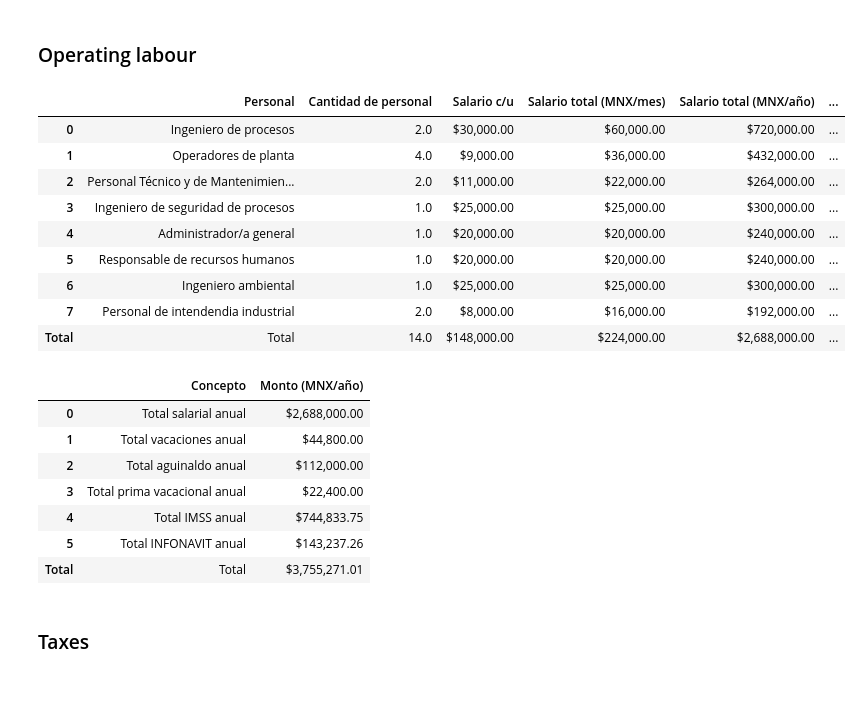
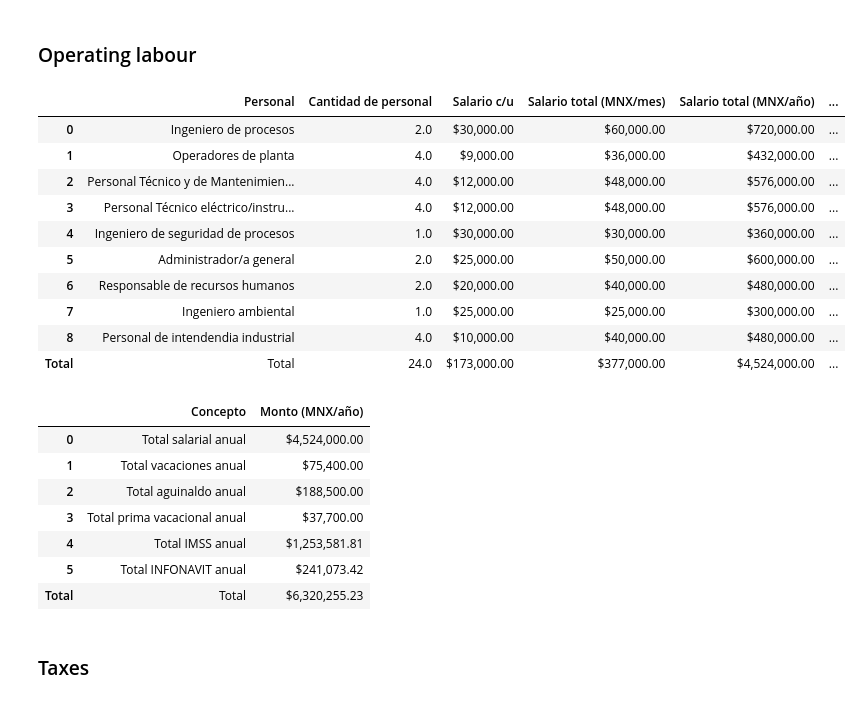
Before and after one commit to SOTO729/8vo, a Jupyter notebook: Evaluacion económica/CAPEX_OPEX.ipynb, the cells around one changed output. Cells and saved outputs as stored; diff of their text form; code cells hidden in the pictures.

```diff
--- a/Evaluacion económica/CAPEX_OPEX.ipynb
+++ b/Evaluacion económica/CAPEX_OPEX.ipynb
@@ -109,6 +112,7 @@ trabajo = {
     "Personal": ["Ingeniero de procesos",
                  "Operadores de planta ",
                  "Personal Técnico y de Mantenimiento mecánico",
+                 "Personal Técnico eléctrico/instrumentación",
                  "Ingeniero de seguridad de procesos",
                  "Administrador/a general",
                  "Responsable de recursos humanos",
@@ -116,20 +120,22 @@ trabajo = {
                  "Personal de intendendia industrial"],
     "Cantidad de personal": [2,
                              4,
+                             4,
+                             4,
+                             1,
+                             2,
                              2,
                              1,
-                             1,
-                             1,
-                             1,
-                             2],
+                             4],
     "Salario c/u": [30000,
                     9000,
-                    11000,
+                    12000,
+                    12000,
+                    30000,
                     25000,
                     20000,
-                    20000,
                     25000,
-                    8000],
+                    10000],
 }
 
 #Dataframe creation and calculations of the salary per month and year
@@ -162,40 +168,41 @@ recursos_humano.loc["Total", "Personal"] = "Total"
 
 
 ##Guardar valores para que se mantengan con numero y poder hacer operacion con ellos
 total_anual=recursos_humano.iloc[-1]["Salario total (MNX/año)"]
 total_vacaciones_anual=recursos_humano.iloc[-1]["Vacaciones (MNX/año)"]
 total_aguinaldo_anual=recursos_humano.iloc[-1]["Aguinaldo (MNX/año)"]
 total_prima_vacacional_anual=recursos_humano.iloc[-1]["Prima Vacacional (MNX/año)"]
 total_IMSS_anual=recursos_humano.iloc[-1]["IMSS/año"]
 total_INFONAVIT_anual=recursos_humano.iloc[-1]["INFONAVIT/año"]
 tax_total=recursos_humano.iloc[-1]["ISN (MXN/año)"]
 
 
 ##Formato de la tabla
 recursos_humano["Salario total (MNX/mes)"] = recursos_humano["Salario total (MNX/mes)"].apply(lambda x: f"${x:,.2f}")
 recursos_humano["Salario total (MNX/año)"] = recursos_humano["Salario total (MNX/año)"].apply(lambda x: f"${x:,.2f}")
 recursos_humano["Aguinaldo (MNX/año)"] = recursos_humano["Aguinaldo (MNX/año)"].apply(lambda x: f"${x:,.2f}")
 recursos_humano["Vacaciones (MNX/año)"] = recursos_humano["Vacaciones (MNX/año)"].apply(lambda x: f"${x:,.2f}")
 recursos_humano["Prima Vacacional (MNX/año)"] = recursos_humano["Prima Vacacional (MNX/año)"].apply(lambda x: f"${x:,.2f}")
 recursos_humano["Salario c/u"] = recursos_humano["Salario c/u"].apply(lambda x: f"${x:,.2f}")
 recursos_humano["Salario base de cotización (SBC/cu/diario)"] = recursos_humano["Salario base de cotización (SBC/cu/diario)"].apply(lambda x: f"${x:,.2f}")
 recursos_humano["IMSS/mes"] = recursos_humano["IMSS/mes"].apply(lambda x: f"${x:,.2f}")
 recursos_humano["INFONAVIT/mes"] = recursos_humano["INFONAVIT/mes"].apply(lambda x: f"${x:,.2f}")
 recursos_humano["IMSS/año"] = recursos_humano["IMSS/año"].apply(lambda x: f"${x:,.2f}")
 recursos_humano["INFONAVIT/año"] = recursos_humano["INFONAVIT/año"].apply(lambda x: f"${x:,.2f}")
 recursos_humano["ISN (MXN/año)"] = recursos_humano["ISN (MXN/año)"].apply(lambda x: f"${x:,.2f}")
 recursos_humano
 # %% [output]
 |  | Personal | Cantidad de personal | Salario c/u | Salario total (MNX/mes) | Salario total (MNX/año) | ... |
 | 0 | Ingeniero de procesos | 2.0 | $30,000.00 | $60,000.00 | $720,000.00 | ... |
 | 1 | Operadores de planta | 4.0 | $9,000.00 | $36,000.00 | $432,000.00 | ... |
-| 2 | Personal Técnico y de Mantenimien... | 2.0 | $11,000.00 | $22,000.00 | $264,000.00 | ... |
-| 3 | Ingeniero de seguridad de procesos | 1.0 | $25,000.00 | $25,000.00 | $300,000.00 | ... |
-| 4 | Administrador/a general | 1.0 | $20,000.00 | $20,000.00 | $240,000.00 | ... |
-| 5 | Responsable de recursos humanos | 1.0 | $20,000.00 | $20,000.00 | $240,000.00 | ... |
-| 6 | Ingeniero ambiental | 1.0 | $25,000.00 | $25,000.00 | $300,000.00 | ... |
-| 7 | Personal de intendendia industrial | 2.0 | $8,000.00 | $16,000.00 | $192,000.00 | ... |
-| Total | Total | 14.0 | $148,000.00 | $224,000.00 | $2,688,000.00 | ... |
+| 2 | Personal Técnico y de Mantenimien... | 4.0 | $12,000.00 | $48,000.00 | $576,000.00 | ... |
+| 3 | Personal Técnico eléctrico/instru... | 4.0 | $12,000.00 | $48,000.00 | $576,000.00 | ... |
+| 4 | Ingeniero de seguridad de procesos | 1.0 | $30,000.00 | $30,000.00 | $360,000.00 | ... |
+| 5 | Administrador/a general | 2.0 | $25,000.00 | $50,000.00 | $600,000.00 | ... |
+| 6 | Responsable de recursos humanos | 2.0 | $20,000.00 | $40,000.00 | $480,000.00 | ... |
+| 7 | Ingeniero ambiental | 1.0 | $25,000.00 | $25,000.00 | $300,000.00 | ... |
+| 8 | Personal de intendendia industrial | 4.0 | $10,000.00 | $40,000.00 | $480,000.00 | ... |
+| Total | Total | 24.0 | $173,000.00 | $377,000.00 | $4,524,000.00 | ... |
 # %%
 totals = {
     "Concepto": ["Total salarial anual", "Total vacaciones anual", "Total aguinaldo anual",
@@ -214,13 +221,13 @@ final["Monto (MNX/año)"] = final["Monto (MNX/año)"].apply(lambda x: f"${x:,.2f
 final
 # %% [output]
 |  | Concepto | Monto (MNX/año) |
-| 0 | Total salarial anual | $2,688,000.00 |
-| 1 | Total vacaciones anual | $44,800.00 |
-| 2 | Total aguinaldo anual | $112,000.00 |
-| 3 | Total prima vacacional anual | $22,400.00 |
-| 4 | Total IMSS anual | $744,833.75 |
-| 5 | Total INFONAVIT anual | $143,237.26 |
-| Total | Total | $3,755,271.01 |
+| 0 | Total salarial anual | $4,524,000.00 |
+| 1 | Total vacaciones anual | $75,400.00 |
+| 2 | Total aguinaldo anual | $188,500.00 |
+| 3 | Total prima vacacional anual | $37,700.00 |
+| 4 | Total IMSS anual | $1,253,581.81 |
+| 5 | Total INFONAVIT anual | $241,073.42 |
+| Total | Total | $6,320,255.23 |
 # %% [markdown]
 <h3>Taxes</h3>
 # %% [markdown]
```
Also changed, not shown: parts of 9 cells of this notebook.
